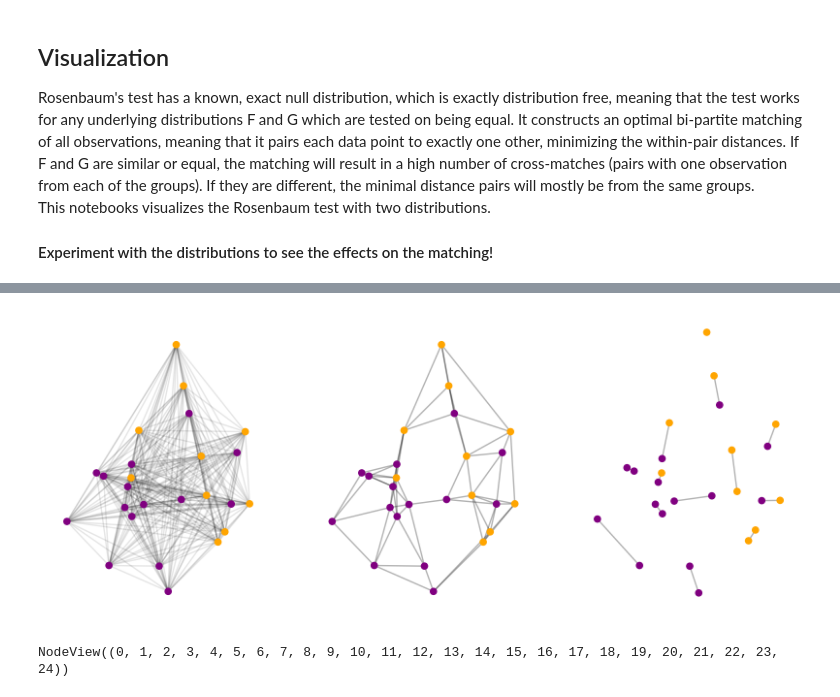
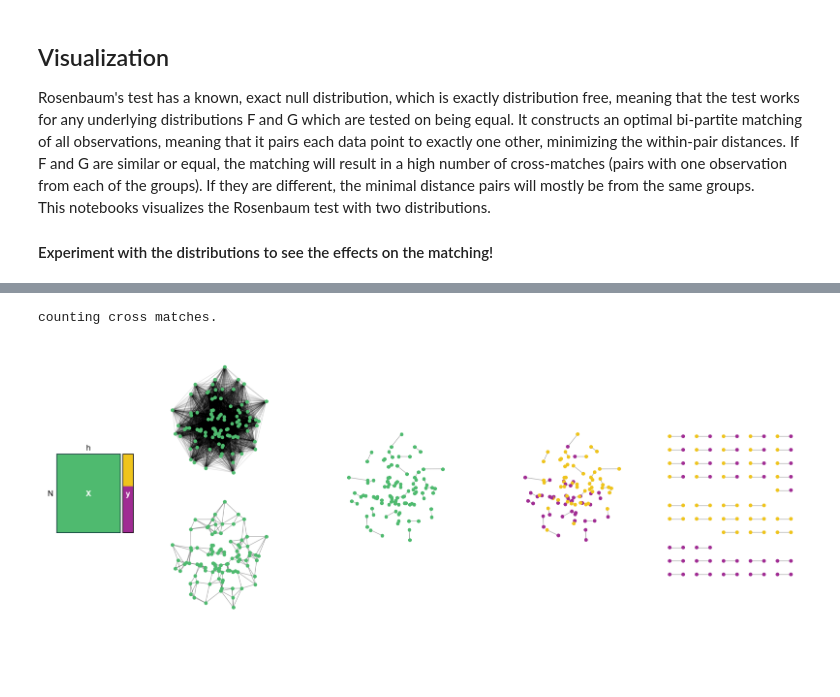
Before and after one commit to bionetslab/scXMatch_paper, a Jupyter notebook: notebooks/visualization_concept.ipynb, the cells around one changed output, grey strips where cells are left out. Drawn from its saved outputs; the diff is of its cells as text; code cells hidden in the pictures; blank space fills up the shorter version.

```diff
--- a/notebooks/visualization_concept.ipynb
+++ b/notebooks/visualization_concept.ipynb
@@ -84,6 +82,7 @@ sc.pp.neighbors(adata, n_neighbors=5, metric=metric)
 # %%
-G_knn = nx.from_scipy_sparse_array(adata.obsp["distances"])
+G = nx.from_edgelist([e for e in G.get_edges() if ((e[0] < len(adata_1) and e[1] < len(adata_1)) and (e[0] != e[1]))])
+G_knn = nx.from_scipy_sparse_array(adata_1.obsp["distances"])
 # %%
 G_matching = nx.from_edgelist(matching)
-for i in range(len(adata)):
+for i in range(len(adata_1)):
     G_matching.add_node(i)
@@ -94,18 +89,57 @@ for i in range(len(adata)):
-# %%
-f, axs = plt.subplots(1, 3, figsize=(10, 4))
-used_elements = list(chain.from_iterable(matching))
-pos = {i: adata.X[i] for i in range(len(adata))}
-
-n_colors = adata.obs["Group"].replace({"A": "purple", "B": "orange"}).values[G.nodes]
-nx.draw(G, pos=pos, node_color=n_colors, edge_color=(0,0,0,0.1), node_size=20, ax=axs[0])
-n_colors = adata.obs["Group"].replace({"A": "purple", "B": "orange"}).values[G_knn.nodes]
-nx.draw(G_knn, pos=pos, node_color=n_colors, edge_color=(0,0,0,0.3), node_size=20, ax=axs[1])
-n_colors = adata.obs["Group"].replace({"A": "purple", "B": "orange"}).values[G_matching.nodes]
-nx.draw(G_matching, pos=pos, node_color=n_colors, edge_color=(0,0,0,0.3), node_size=20, ax=axs[2])
-plt.savefig("../plots/explanation.pdf")
-# %% [output]
-[figure, removed]
+# %%
+used_elements = list(chain.from_iterable(matching))
+pos = {i: adata_1.X[i] for i in range(len(adata_1))}
+pos_2 = {i: pos[i] + [0, np.max(adata_1.X)] for i in range(len(pos))}
+pos_3 = {i: pos[i] + [0, -np.max(adata_1.X)] for i in range(len(pos))}
+
+n_colors = adata_1.obs["Group"].replace({"A": "#A02B93", "B": "#EFC41C"}).values[G_matching.nodes]
 # %%
-G.nodes
+n_samples = 100
+means = [(0,0), (0,0), (0.75,0.75), (1.5,1.5), (0,0)]
+covs = [(1,1), (1,1), (1,1), (1,1), (2,2)]
+group_labels = ["A", "B", "C", "D", "E"]
+
+samples = [np.random.normal(mean, cov, [n_samples, 2]) for mean, cov in zip(means, covs)]
+groups = sum([[label] * n_samples for label in group_labels], [])
+data = np.vstack(samples)
+adata_2 = ad.AnnData(data)
+adata_2.obs["Group"] = groups
+
+group_colors = {"A": "purple", "B": "orange", "C": "green", "D": "pink", "E": "blue"}
+group_means = dict(zip(group_labels, means))
+group_covs = dict(zip(group_labels, covs))
+references = ["B", "C", "D", "E"]
-# %% [output]
-NodeView((0, 1, 2, 3, 4, 5, 6, 7, 8, 9, 10, 11, 12, 13, 14, 15, 16, 17, 18, 19, 20, 21, 22, 23, 24))
+# %%
+fig_1a = plt.imread("../plots/fig_1a.png")
+laid_out_graph, laid_out_pos, laid_out_colors = get_laid_out_matches(adata_1, matching)
+# %% [output]
+counting cross matches.
+# %%
+# Create figure and subplots
+ratios = [0.5, 1, 1, 1, 0.8]
+f, axs = plt.subplots(1, 5, figsize=(16, 6), width_ratios=ratios)
+
+# Plot figures in first row
+axs[0].imshow(fig_1a)
+axs[0].axis("off")
+
+nx.draw(G, pos=pos_2, node_color="#4FBA6F", edge_color=(0, 0, 0, 0.1), node_size=20, ax=axs[1])
+nx.draw(G_knn, pos=pos_3, node_color="#4FBA6F", edge_color=(0, 0, 0, 0.3), node_size=20, ax=axs[1])
+nx.draw(G_matching, pos=pos, node_color="#4FBA6F", edge_color=(0, 0, 0, 0.3), node_size=20, ax=axs[2])
+nx.draw(G_matching, pos=pos, node_color=n_colors, edge_color=(0, 0, 0, 0.3), node_size=20, ax=axs[3])
+nx.draw(laid_out_graph, pos=laid_out_pos, node_color=laid_out_colors, edge_color=(0, 0, 0, 0.3), node_size=20, ax=axs[4])
+
+axs[1].set_aspect(1)
+
+
+for ax in axs[2:5]:  # Sharing with axes[0,1]
+    ax.sharey(axs[1])
+    ax.set_aspect(1)
+
+for ax in axs:  # Sharing with axes[0,1]
+    ax.set_aspect(1)
+
+plt.tight_layout()
+plt.savefig("../plots/visualization_1a.svg", dpi=300, bbox_inches="tight")
+# %% [output]
+[figure, added]
```
Also changed, not shown: parts of 8 cells of this notebook, 48 other files.
